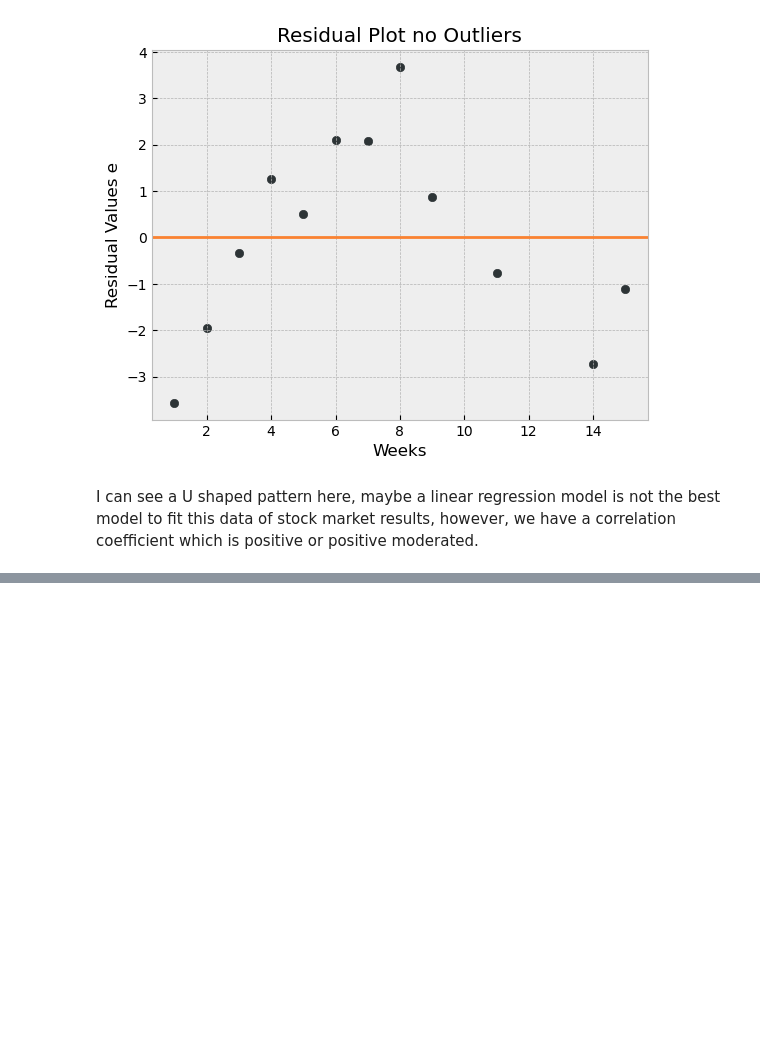
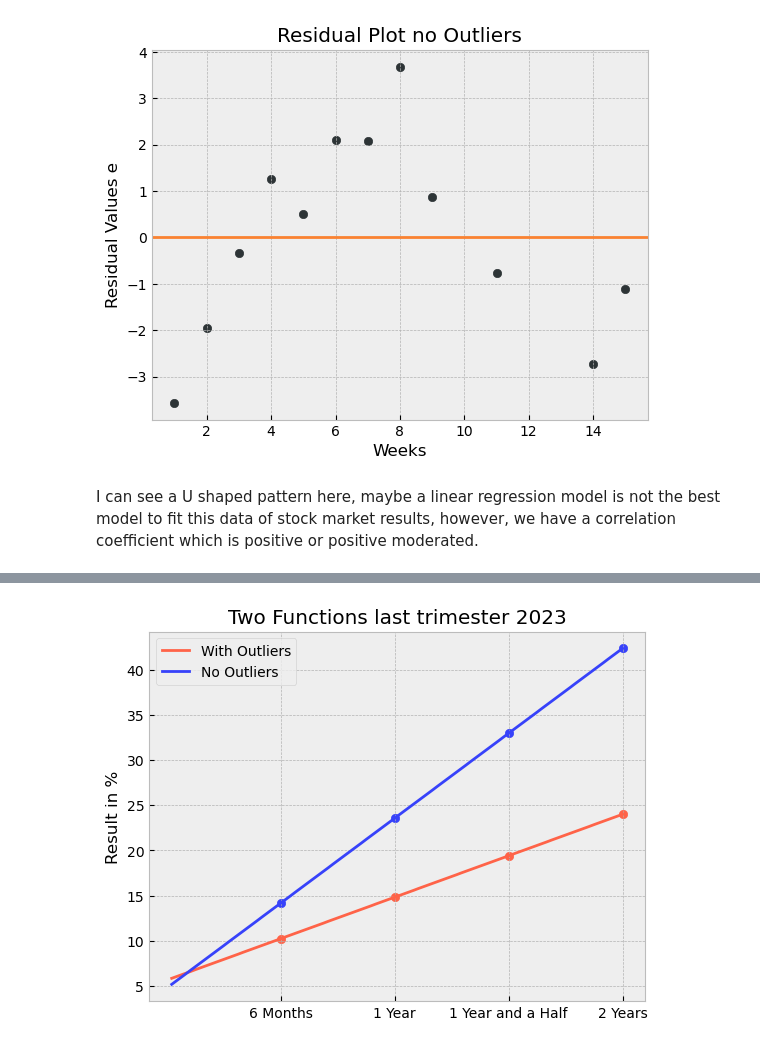
Before and after one commit to exio78/Data-Analysis, a Jupyter notebook: Probability/trading_roadmap/trading_projection_part_II.ipynb, the cells around one changed output, grey strips where cells are left out. Cells and saved outputs as stored; diff of their text form; code cells hidden in the pictures; blank space fills up the shorter version.

Commit message:
25/03/2024 Update
many updates, mainly the trading part II creating a line plot where we can see two functions with and without outliers

```diff
--- a/Probability/trading_roadmap/trading_projection_part_II.ipynb
+++ b/Probability/trading_roadmap/trading_projection_part_II.ipynb
@@ -494,0 +497,25 @@ estimations_weekly.to_csv("Projection Stock Market Returns Weekly.csv") # saving
+# %%
+plt.plot(estimations_weekly.index, estimations_weekly["Outliers"], color = "#ff6348", label = "With Outliers")
+plt.plot(estimations_weekly.index, estimations_weekly["No Outliers"], color = "#3742fa", label = "No Outliers")
+plt.title("Two Functions last trimester 2023")
+#plt.xlabel("Week")
+plt.ylabel("Result in %")
+
+# Placing the ordered pairs
+for ordered_pair in [23, 47, 71, 95]:
+
+    x = estimations_weekly.index[ordered_pair]
+
+    y_with = round(estimations_weekly.loc[ordered_pair, "Outliers"], 2)
+    y_no = round(estimations_weekly.loc[ordered_pair, "No Outliers"], 2)
+
+    plt.scatter(x, y_with, color = "#ff6348")
+    plt.scatter(x, y_no, color = "#3742fa")
+
+
+plt.xticks(ticks = [23, 47, 71, 95], labels = ["6 Months", "1 Year", "1 Year and a Half", "2 Years"])
+
+plt.legend()
+plt.show()
+# %% [output]
+[figure, added]
```
Also changed, not shown: parts of 2 cells of this notebook.
